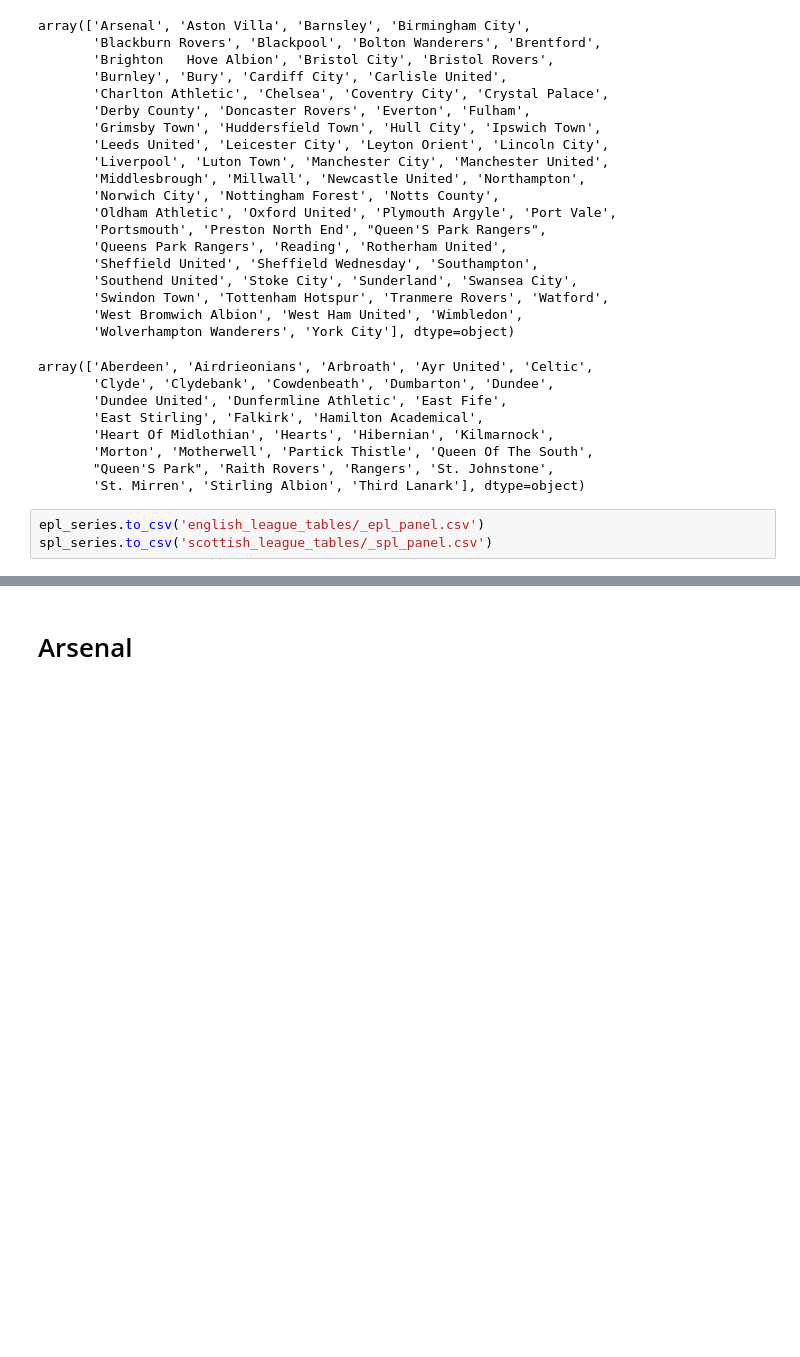
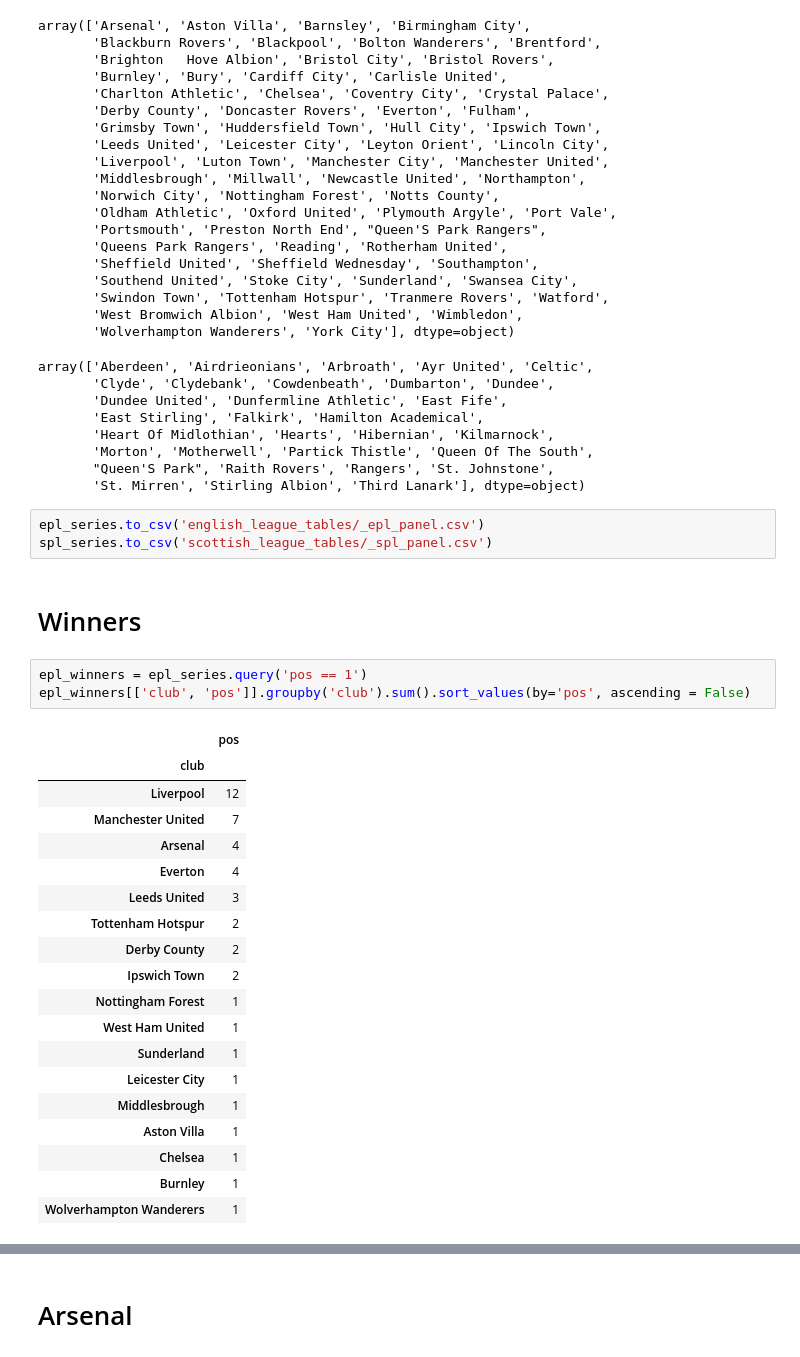
Before and after one commit to apoorvalal/league-tables-scraper, a Jupyter notebook: 1_eda.ipynb, the cells around one changed output, grey strips where cells are left out. Saved outputs shown, nothing was run; the diff lists cells and outputs as text; blank space fills up the shorter version.

```diff
--- a/1_eda.ipynb
+++ b/1_eda.ipynb
@@ -117,3 +117,28 @@ array(['Aberdeen', 'Airdrieonians', 'Arbroath', 'Ayr United', 'Celtic',
 # %%
 epl_series.to_csv('english_league_tables/_epl_panel.csv')
 spl_series.to_csv('scottish_league_tables/_spl_panel.csv')
+# %% [markdown]
+# Winners
+# %%
+epl_winners = epl_series.query('pos == 1')
+epl_winners[['club', 'pos']].groupby('club').sum().sort_values(by='pos', ascending = False)
+# %% [output]
+|  | pos |
+| club |  |
+| Liverpool | 12 |
+| Manchester United | 7 |
+| Arsenal | 4 |
+| Everton | 4 |
+| Leeds United | 3 |
+| Tottenham Hotspur | 2 |
+| Derby County | 2 |
+| Ipswich Town | 2 |
+| Nottingham Forest | 1 |
+| West Ham United | 1 |
+| Sunderland | 1 |
+| Leicester City | 1 |
+| Middlesbrough | 1 |
+| Aston Villa | 1 |
+| Chelsea | 1 |
+| Burnley | 1 |
+| Wolverhampton Wanderers | 1 |
```
Also changed, not shown: parts of 7 cells of this notebook.
